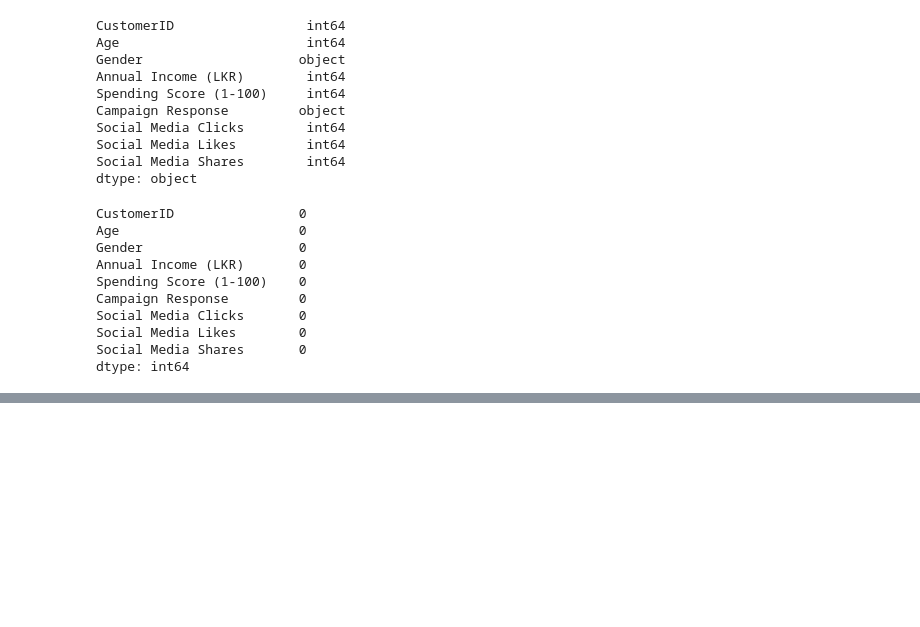
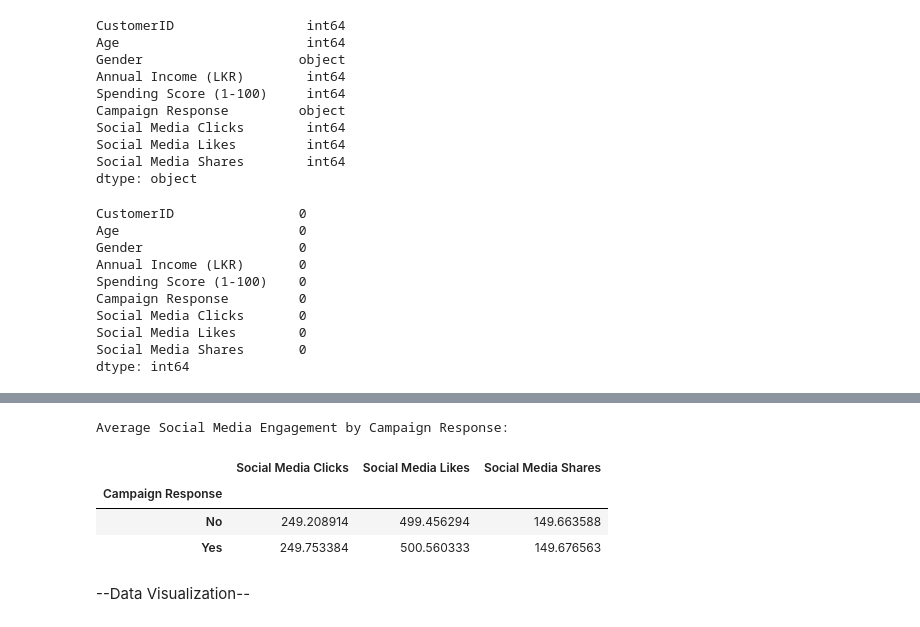
Before and after one commit to BinukiMihara/digital-social-media-marketing-analysis, a Jupyter notebook: Digital Social Media Marketing Assignment.ipynb, the cells around one changed output, grey strips where cells are left out. Saved outputs shown, nothing was run; the diff lists cells and outputs as text; code cells hidden in the pictures; blank space fills up the shorter version.

Commit message:
Data exploration part completed

```diff
--- a/Digital Social Media Marketing Assignment.ipynb
+++ b/Digital Social Media Marketing Assignment.ipynb
@@ -101,0 +145,12 @@ df = df.drop_duplicates()
+# %%
+# Average Social Media Engagement by Campaign Response
+print("\nAverage Social Media Engagement by Campaign Response:")
+df.groupby('Campaign Response')[['Social Media Clicks', 'Social Media Likes', 'Social Media Shares']].mean()
+# %% [output]
+Average Social Media Engagement by Campaign Response:
+|  | Social Media Clicks | Social Media Likes | Social Media Shares |
+| Campaign Response |  |  |  |
+| No | 249.208914 | 499.456294 | 149.663588 |
+| Yes | 249.753384 | 500.560333 | 149.676563 |
+# %% [markdown]
+--Data Visualization--
```
Also changed, not shown: parts of 4 cells of this notebook.
